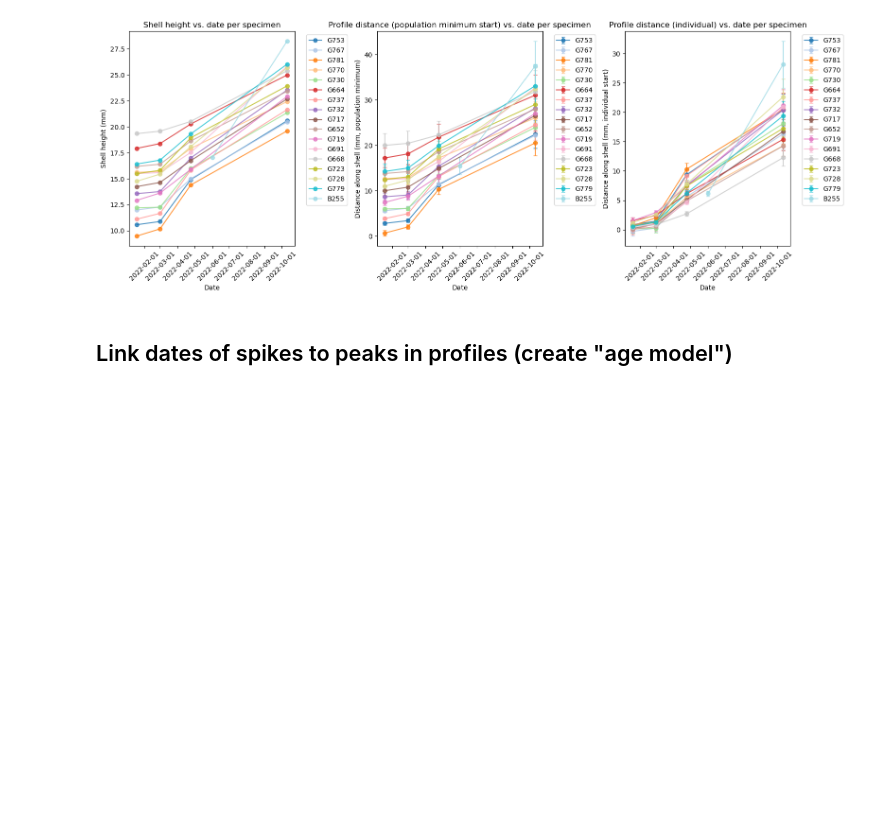
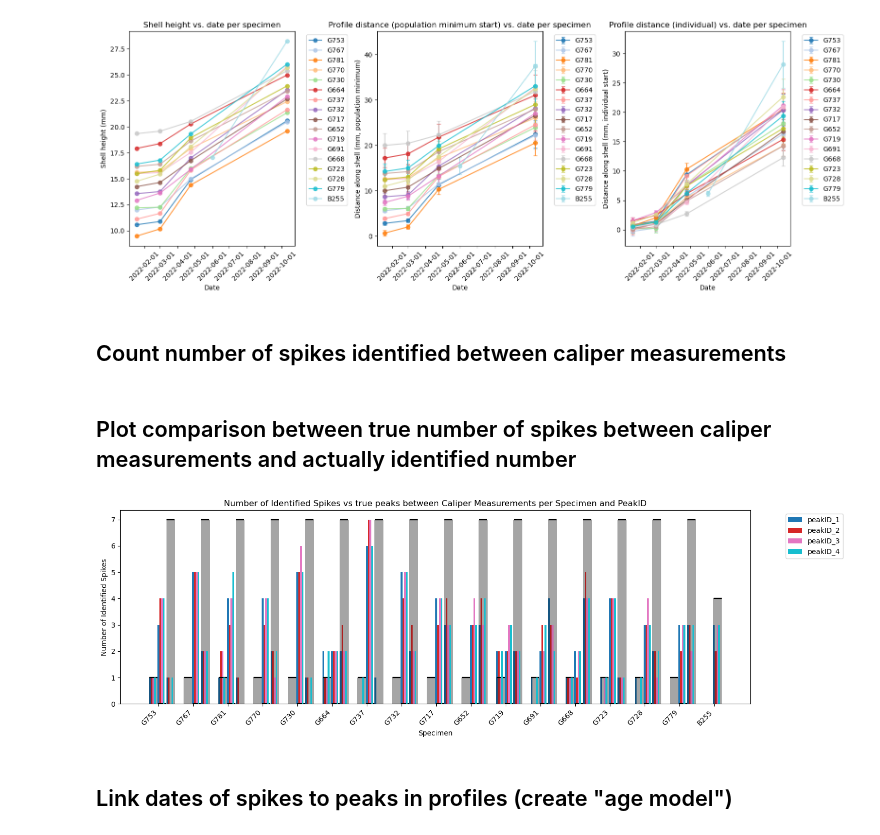
Before and after one commit to nielsjdewinter/Cleanalyze_python, a Jupyter notebook: Process_cleanalyze_results_dates2.ipynb, the cells around one changed output. Drawn from its saved outputs; the diff is of its cells as text; code cells hidden in the pictures; blank space fills up the shorter version.

```diff
--- a/Process_cleanalyze_results_dates2.ipynb
+++ b/Process_cleanalyze_results_dates2.ipynb
@@ -534,3 +534,5 @@ plt.tight_layout()
 plt.show()
 # %% [output]
 [figure]
+# %% [markdown]
+## Count number of spikes identified between caliper measurements
@@ -537,3 +612,62 @@ plt.show()
+# %% [markdown]
+## Plot comparison between true number of spikes between caliper measurements and actually identified number
+# %%
+# Generate bar chart of numbers of spikes per caliper interval grouped by specimen and colored by peakID
+plt.figure(figsize=(15, 5))
+
+specimens = spike_nr_caliper_comparison['specimen'].unique()
+specimen_nr = range(len(specimens))
+bar_width = 0.25
+patterns = ['/', '\\', '|', '-', '+', 'x', 'o', 'O', '.', '*']
+
+for i, specimen in enumerate(specimens):
+    subset = spike_nr_caliper_comparison[spike_nr_caliper_comparison['specimen'] == specimen]
+    peakIDs = subset['peakID'].unique()
+    peakID_colors = plt.cm.tab10(np.linspace(0, 1, len(peakIDs)))
+    peakID_color_map = dict(zip(peakIDs, peakID_colors))
+
+    for j, peakID in enumerate(peakIDs):
+        spec_peak_data = subset[subset['peakID'] == peakID]
+        x = np.arange(len(spec_peak_data))
+        # Add true spike counts as horizontal lines
+        offset = ((x - np.mean(x)) * 4) / (4 * len(peakIDs))
+        plt.scatter(
+            i + offset,
+            spec_peak_data['true_spike_count'],
+            marker = "_",
+            s = 120,
+            color = "black"
+        )
+        plt.bar(
+            i + offset,
+            spec_peak_data['true_spike_count'],
+            width = bar_width,
+            color = "black",
+            alpha = 0.1
+        )
+        # Plot identified spike counts
+        offset2 = (j - len(peakIDs)/2 + (x - np.mean(x)) * 5) / (5 * len(peakIDs))
+        plt.bar(
+            i + offset2,
+            spec_peak_data['identified_spike_count'],
+            width=bar_width / 5,
+            label=peakID,
+            color=peakID_color_map[peakID]
+        )
+
+plt.xticks(np.arange(len(specimens)) - 0.1,
+           specimens,
+           rotation=45, ha='right')
+plt.xlabel('Specimen')
+plt.ylabel('Number of Identified Spikes')
+plt.title('Number of Identified Spikes vs true peaks between Caliper Measurements per Specimen and PeakID')
+# Remove duplicate labels in legend
+handles, labels = plt.gca().get_legend_handles_labels()
+by_label = dict(zip(labels, handles))
+plt.legend(by_label.values(), by_label.keys(), bbox_to_anchor=(1.05, 1), loc='upper left')
+plt.tight_layout()
+# %% [output]
+[figure, added]
 # %% [markdown]
 ## Link dates of spikes to peaks in profiles (create "age model")
 # %%
```
Also changed, not shown: parts of 2 cells of this notebook, 4 other files.
